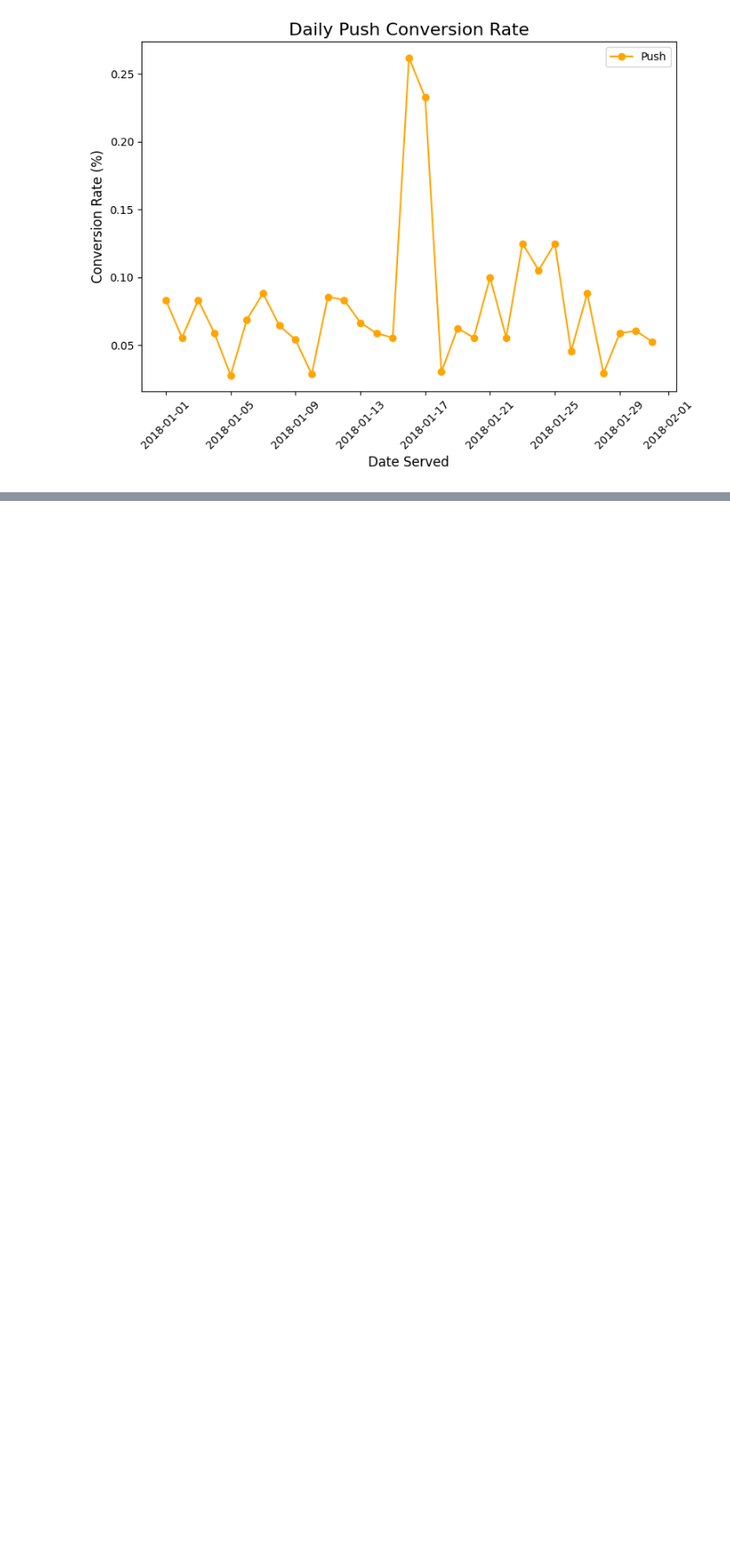
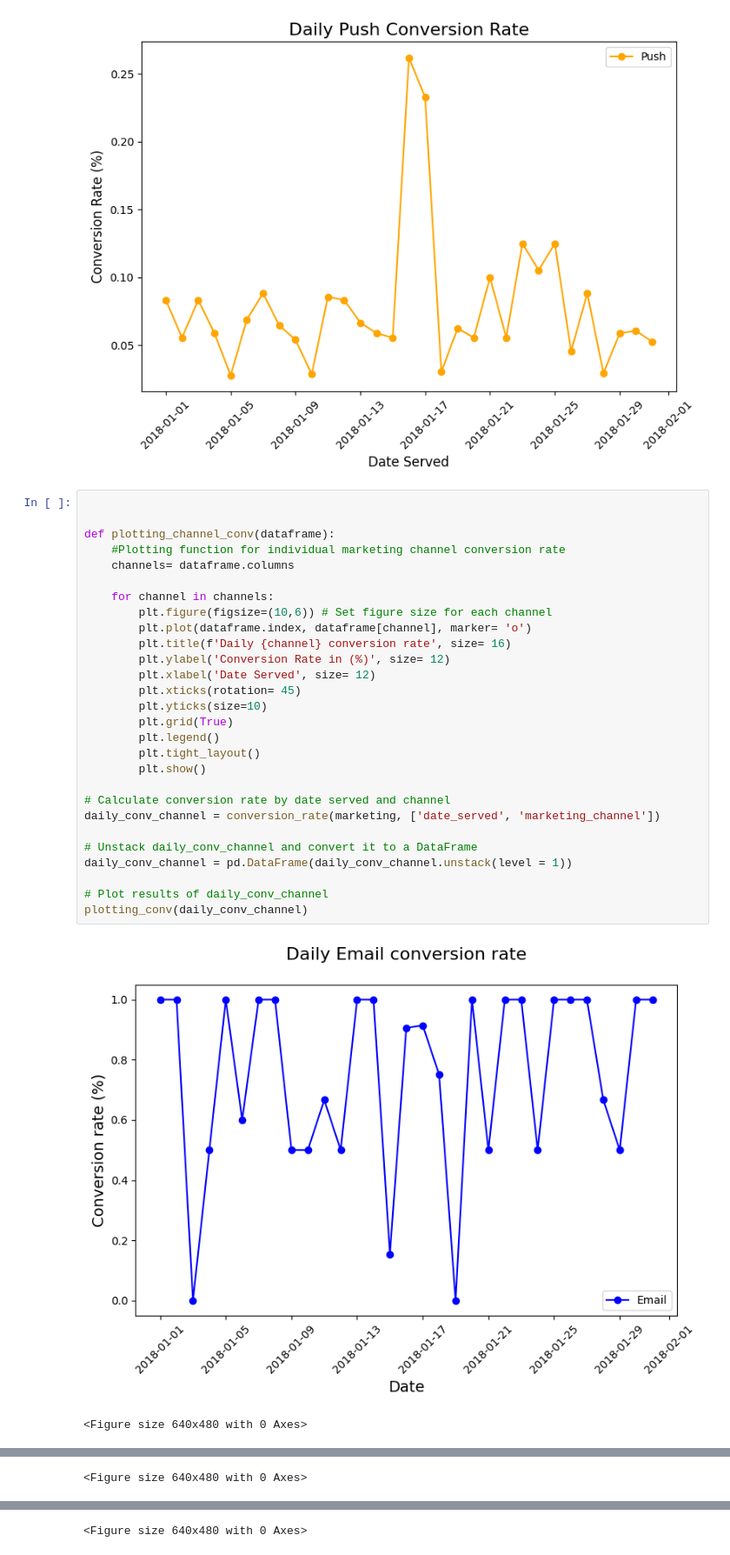
Before and after one commit to Careen840/Marketing-Campaign-Analysis, a Jupyter notebook: Code.ipynb, the cells around one changed output, grey strips where cells are left out. Shown at 87% size. Drawn from its saved outputs; the diff is of its cells as text; blank space fills up the shorter version.

```diff
--- a/Code.ipynb
+++ b/Code.ipynb
@@ -568,3 +574,34 @@ plotting_channel_conv(daily_conv_channel)
 [figure]
 [figure]
 [figure]
+# %%
+
+
+def plotting_channel_conv(dataframe):
+    #Plotting function for individual marketing channel conversion rate
+    channels= dataframe.columns
+
+    for channel in channels:
+        plt.figure(figsize=(10,6)) # Set figure size for each channel
+        plt.plot(dataframe.index, dataframe[channel], marker= 'o')
+        plt.title(f'Daily {channel} conversion rate', size= 16)
+        plt.ylabel('Conversion Rate in (%)', size= 12)
+        plt.xlabel('Date Served', size= 12)
+        plt.xticks(rotation= 45)
+        plt.yticks(size=10)
+        plt.grid(True)
+        plt.legend()
+        plt.tight_layout()
+        plt.show()
+
+# Calculate conversion rate by date served and channel
+daily_conv_channel = conversion_rate(marketing, ['date_served', 'marketing_channel'])
+
+# Unstack daily_conv_channel and convert it to a DataFrame
+daily_conv_channel = pd.DataFrame(daily_conv_channel.unstack(level = 1))
+
+# Plot results of daily_conv_channel
+plotting_conv(daily_conv_channel)
+# %% [output]
+[figure, added]
+<Figure size 640x480 with 0 Axes>
@@ -570,0 +609 @@ plotting_channel_conv(daily_conv_channel)
+<Figure size 640x480 with 0 Axes>
@@ -570,0 +611 @@ plotting_channel_conv(daily_conv_channel)
+<Figure size 640x480 with 0 Axes>
```
Also changed, not shown: parts of 4 cells of this notebook.
